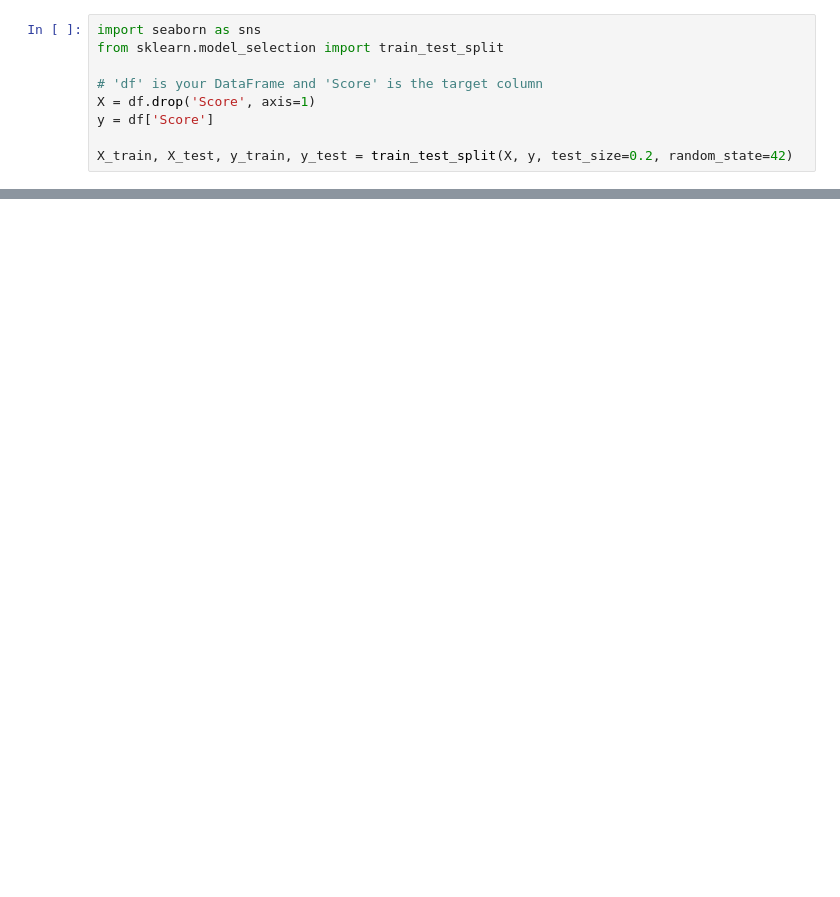
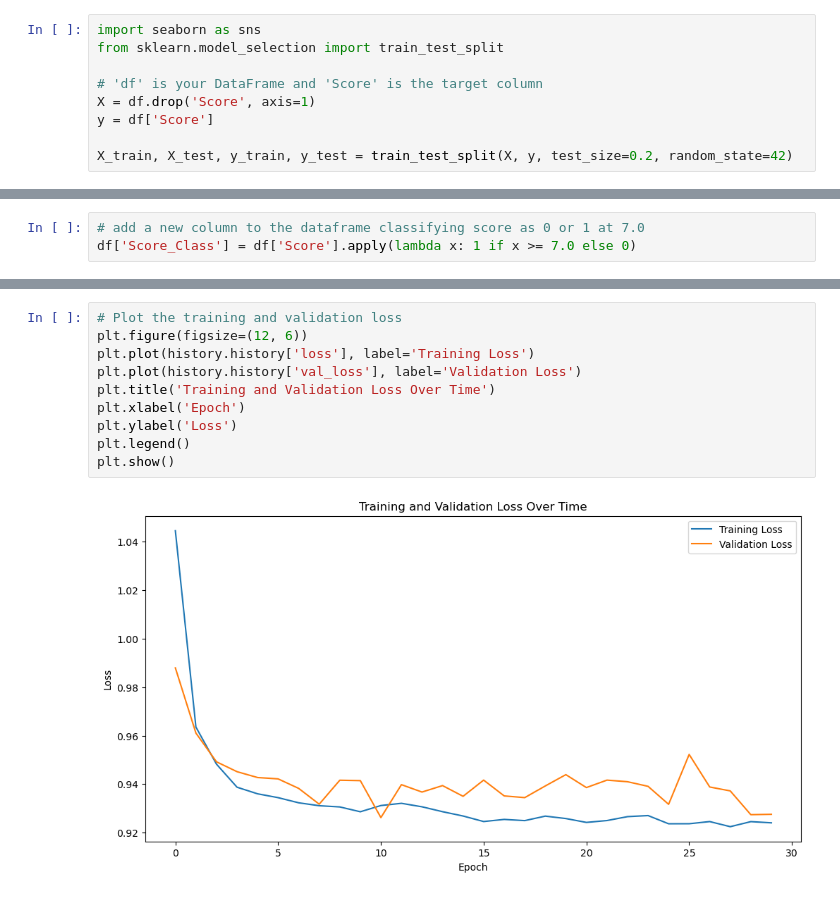
Before and after one commit to AlFarabiDHK/Anime-Recommender, a Jupyter notebook: mal.ipynb, the cells around one changed output, grey strips where cells are left out. Cells and saved outputs as stored; diff of their text form; blank space fills up the shorter version.

```diff
--- a/mal.ipynb
+++ b/mal.ipynb
@@ -494,0 +643,3 @@ Mean Absolute Error: 0.4633416326225825
+# %%
+# add a new column to the dataframe classifying score as 0 or 1 at 7.0
+df['Score_Class'] = df['Score'].apply(lambda x: 1 if x >= 7.0 else 0)
@@ -494,0 +727,12 @@ Mean Absolute Error: 0.4633416326225825
+# %%
+# Plot the training and validation loss
+plt.figure(figsize=(12, 6))
+plt.plot(history.history['loss'], label='Training Loss')
+plt.plot(history.history['val_loss'], label='Validation Loss')
+plt.title('Training and Validation Loss Over Time')
+plt.xlabel('Epoch')
+plt.ylabel('Loss')
+plt.legend()
+plt.show()
+# %% [output]
+[figure, added]
```
Also changed, not shown: parts of 23 cells of this notebook.
